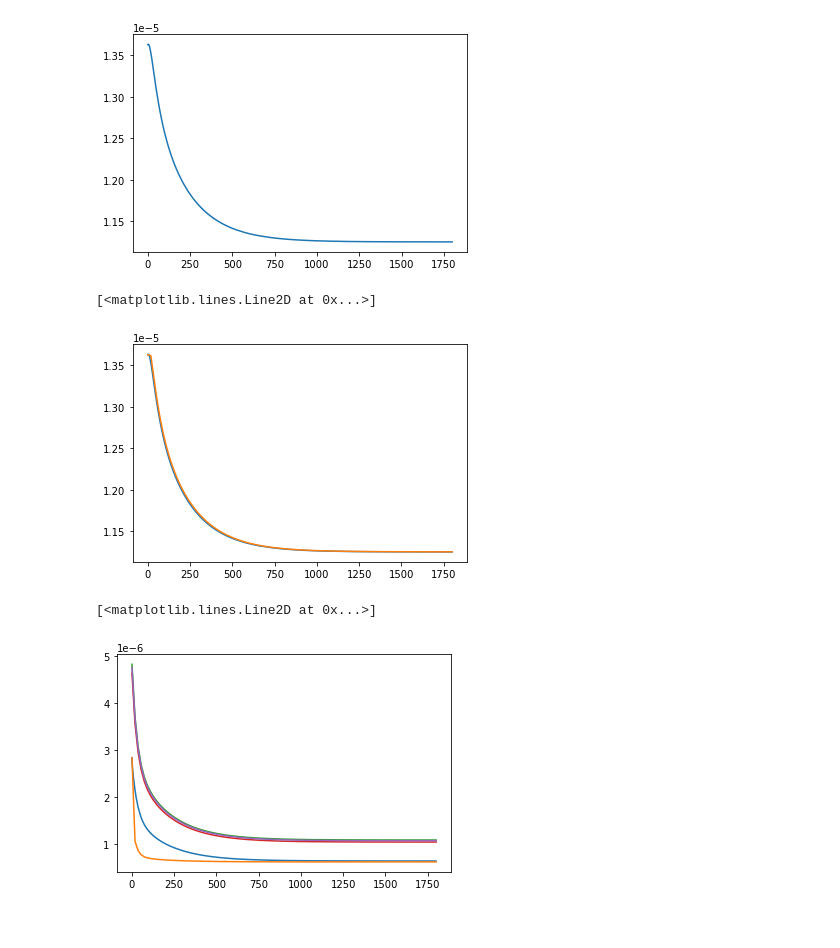
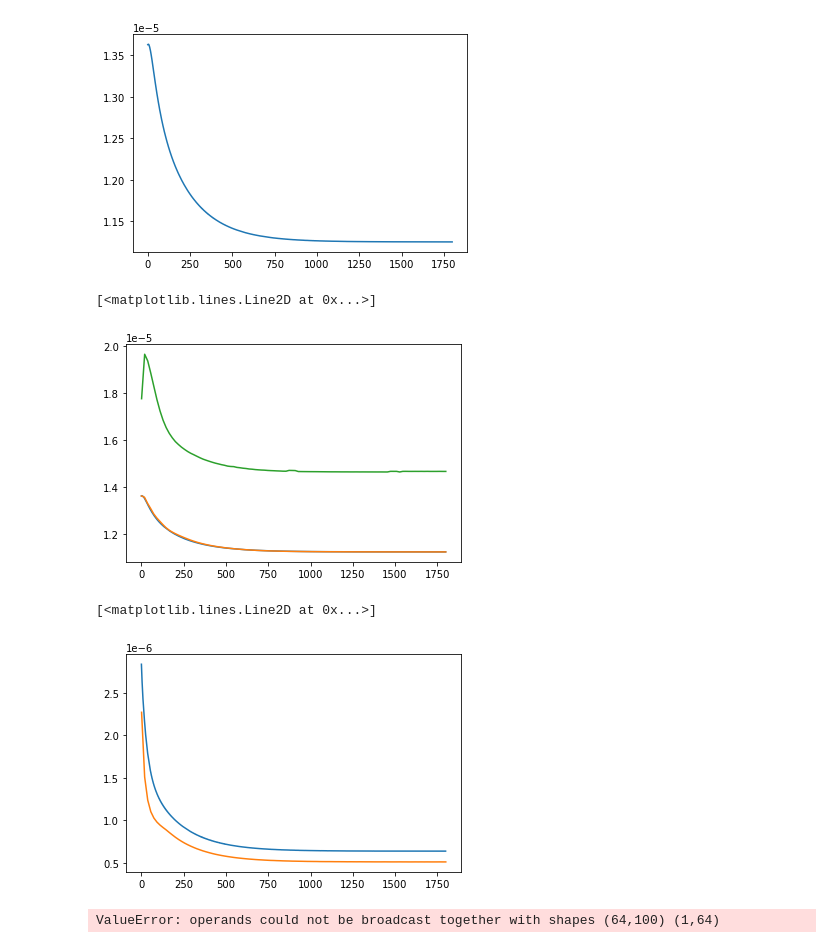
Before and after one commit to dbelivanis/Information-Theory-2, a Jupyter notebook: Optimization/check.ipynb, the cells around one changed output. Drawn from its saved outputs; the diff is of its cells as text; code cells hidden in the pictures.

```diff
--- a/Optimization/check.ipynb
+++ b/Optimization/check.ipynb
@@ -126,18 +126,26 @@ plt.plot(q_MC_x.mean(axis=0))
 # %%
 plt.plot(q_MC_x.mean(axis=0))
 plt.plot(np.linspace(0,1800,N_steps),q_x[1,:,:].mean(axis=0))
+plt.plot(np.linspace(1,1800,N_steps),np.inner(q_x[4,:,:].T,p[4,:]))
+
 # plt.plot(np.linspace(1,1800,N_steps),q_x[6,0:4,:].mean(axis=0))
 # plt.plot(np.linspace(2,1800,N_steps),q_x[7,0:4,:].min(axis=0))
 # plt.plot(np.linspace(1,1800,N_steps),q_x[7,0:4,:].max(axis=0))
 # %% [output]
 [<matplotlib.lines.Line2D at 0x...>]
-[figure, old version]
+[figure, new version]
 # %%
 plt.plot(q_MC_y.mean(axis=0))
-plt.plot(np.linspace(1,1800,N_steps),q_y[1,0:4,:].mean(axis=0))
-plt.plot(np.linspace(1,1800,N_steps),q_y[2,0:4,:].mean(axis=0))
-plt.plot(np.linspace(1,1800,N_steps),q_y[3,0:4,:].mean(axis=0))
-plt.plot(np.linspace(1,1800,N_steps),q_y[5,0:4,:].mean(axis=0))
+# plt.plot(np.linspace(1,1800,N_steps),q_y[1,0:4,:].mean(axis=0))
+plt.plot(np.linspace(1,1800,N_steps),np.inner(q_y[4,:,:].T,p[4,:]))
+
+
+# plt.plot(np.linspace(1,1800,N_steps),q_y[3,0:4,:].mean(axis=0))
+# plt.plot(np.linspace(1,1800,N_steps),q_y[5,0:4,:].mean(axis=0))
 # %% [output]
 [<matplotlib.lines.Line2D at 0x...>]
-[figure, old version]
+[figure, new version]
+# %%
+q_y[1,:,:]*p[1:2,:]
+# %% [output]
+ValueError: operands could not be broadcast together with shapes (64,100) (1,64)
```
Also changed, not shown: parts of 7 cells of this notebook, 1 other file.
